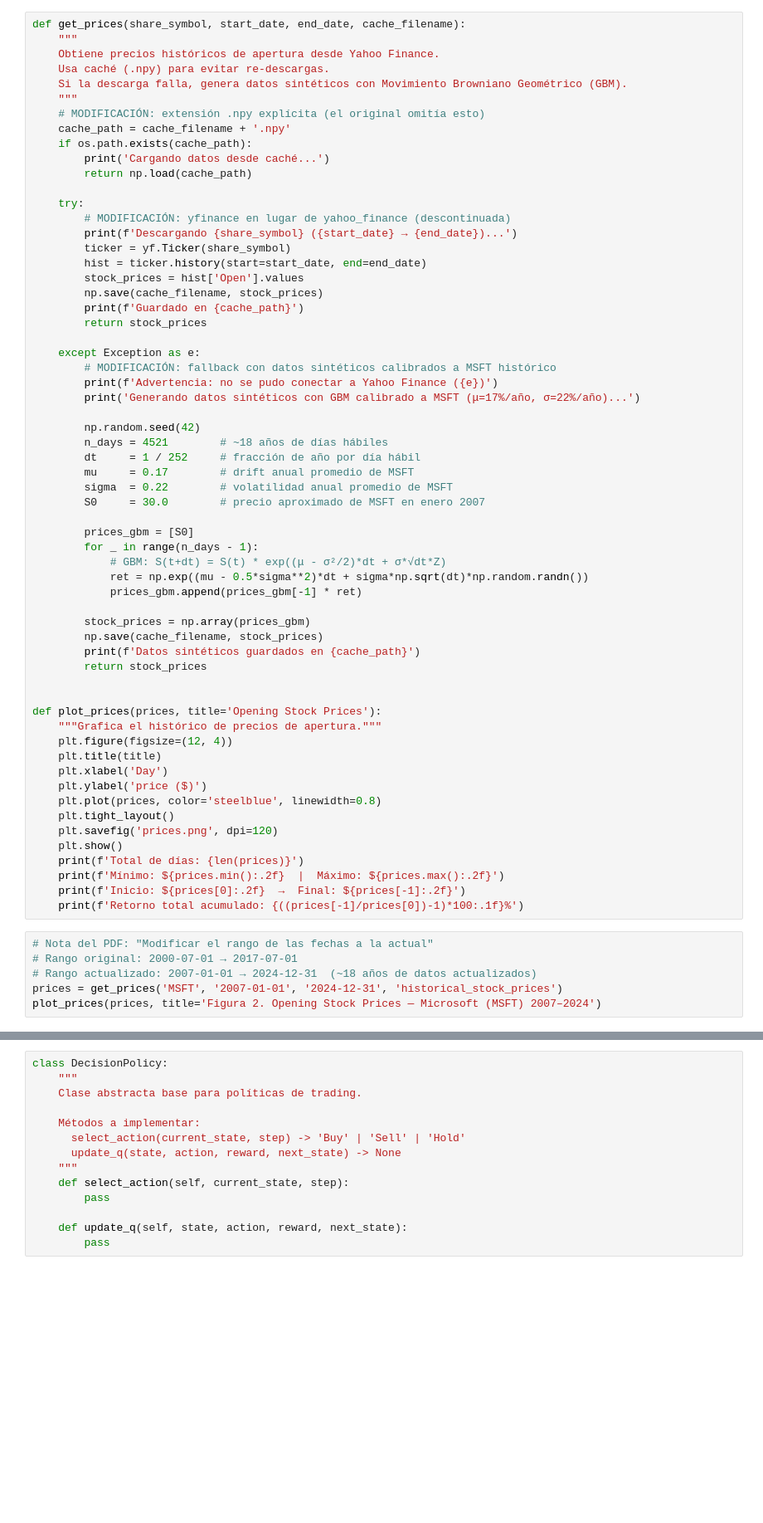
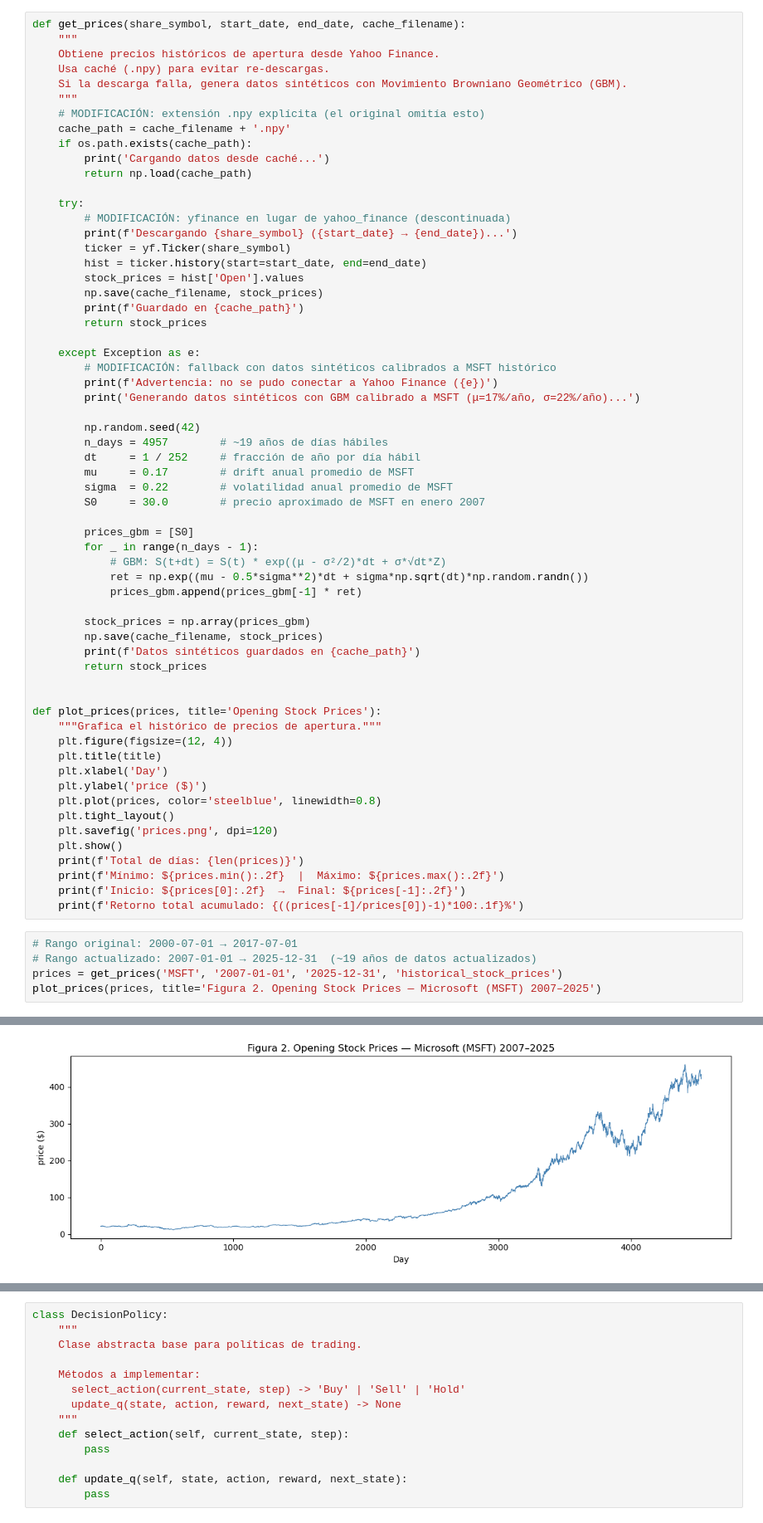
Before and after one commit to Elayas569/ProcesamientoInteligente, a Jupyter notebook: Práctica 13/Entregable1.ipynb, the cells around one changed output, grey strips where cells are left out. Shown at 83% size. Cells and saved outputs as stored; diff of their text form; blank space fills up the shorter version.

```diff
--- a/Práctica 13/Entregable1.ipynb
+++ b/Práctica 13/Entregable1.ipynb
@@ -83,7 +62,7 @@ def get_prices(share_symbol, start_date, end_date, cache_filename):
         print('Generando datos sintéticos con GBM calibrado a MSFT (μ=17%/año, σ=22%/año)...')
 
         np.random.seed(42)
-        n_days = 4521        # ~18 años de días hábiles
+        n_days = 4957        # ~19 años de días hábiles
         dt     = 1 / 252     # fracción de año por día hábil
         mu     = 0.17        # drift anual promedio de MSFT
         sigma  = 0.22        # volatilidad anual promedio de MSFT
@@ -116,8 +95,8 @@ def plot_prices(prices, title='Opening Stock Prices'):
     print(f'Inicio: ${prices[0]:.2f}  →  Final: ${prices[-1]:.2f}')
     print(f'Retorno total acumulado: {((prices[-1]/prices[0])-1)*100:.1f}%')
 # %%
-# Nota del PDF: "Modificar el rango de las fechas a la actual"
 # Rango original: 2000-07-01 → 2017-07-01
-# Rango actualizado: 2007-01-01 → 2024-12-31  (~18 años de datos actualizados)
-prices = get_prices('MSFT', '2007-01-01', '2024-12-31', 'historical_stock_prices')
-plot_prices(prices, title='Figura 2. Opening Stock Prices — Microsoft (MSFT) 2007–2024')
+# Rango actualizado: 2007-01-01 → 2025-12-31  (~19 años de datos actualizados)
+prices = get_prices('MSFT', '2007-01-01', '2025-12-31', 'historical_stock_prices')
+plot_prices(prices, title='Figura 2. Opening Stock Prices — Microsoft (MSFT) 2007–2025')
+# %% [output]
@@ -123,0 +104 @@ plot_prices(prices, title='Figura 2. Opening Stock Prices — Microsoft (MSFT) 2
+[figure, added]
```
Also changed, not shown: parts of 21 cells of this notebook.
